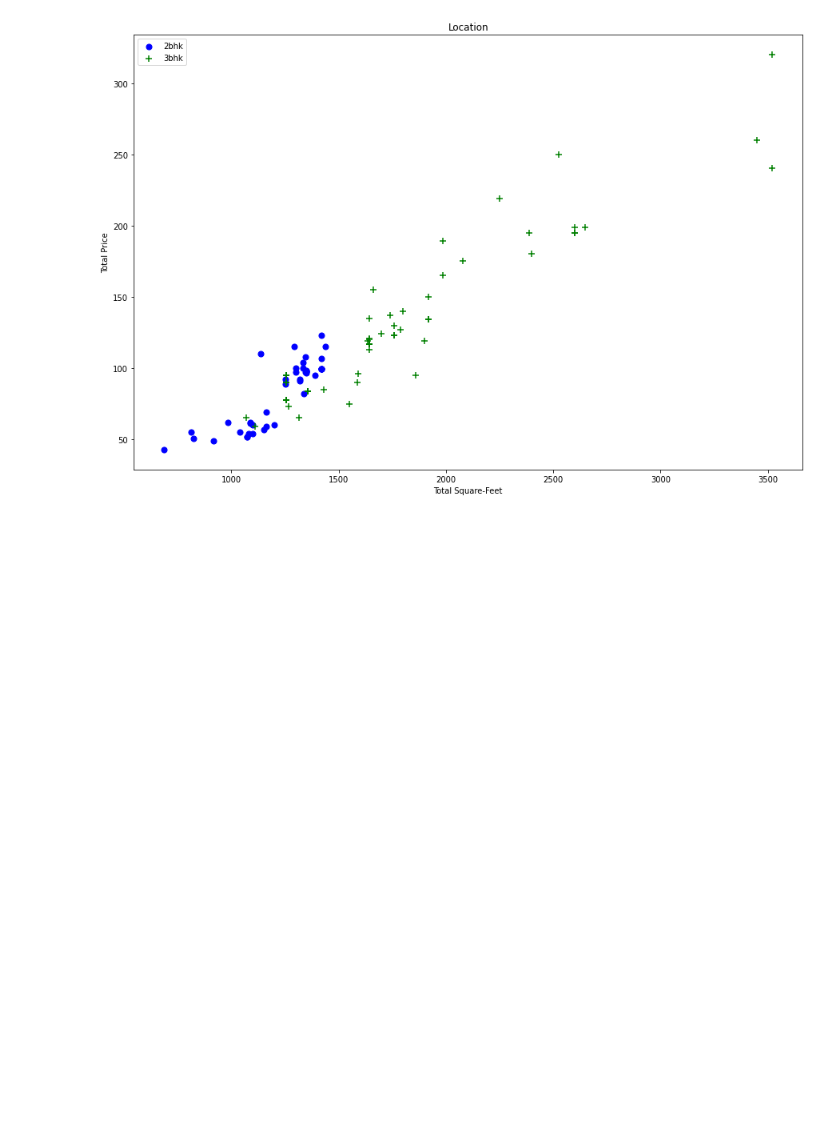
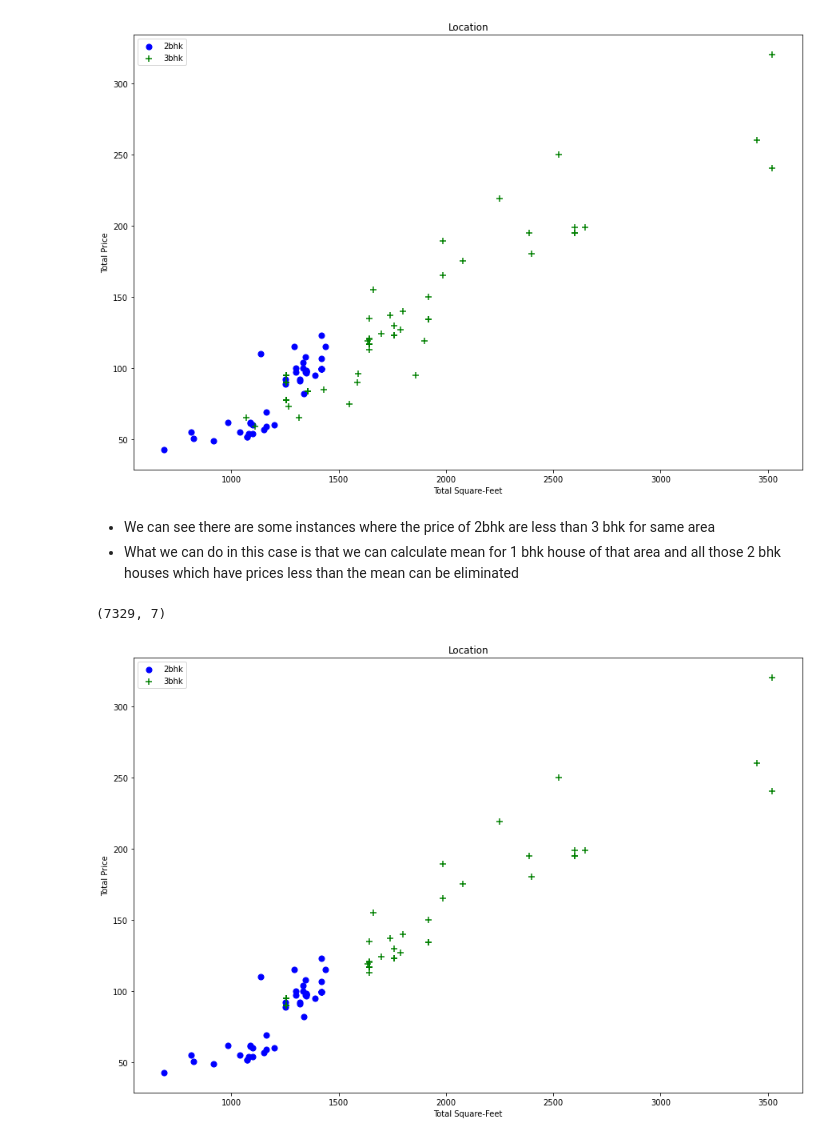
Before and after one commit to rohit-1026/House-Price-Prediction, a Jupyter notebook: House_Price_Pred.ipynb, the cells around one changed output. Drawn from its saved outputs; the diff is of its cells as text; code cells hidden in the pictures; blank space fills up the shorter version.

Commit message:
Data Visualization Completed

```diff
--- a/House_Price_Pred.ipynb
+++ b/House_Price_Pred.ipynb
@@ -461,3 +463,32 @@ plot_scatter_chart(df6, 'Rajaji Nagar')
 plot_scatter_chart(df6, 'Hebbal')
 # %% [output]
 [figure]
+# %% [markdown]
+* We can see there are some instances where the price of 2bhk are less than 3 bhk for same area
+* What we can do in this case is that we can calculate mean for 1 bhk house of that area and all those 2 bhk houses which have prices less than the mean can be eliminated
+# %%
+def remove_bhk_outliers(df):
+  exclude_indices = np.array([])
+  for location, location_df in df.groupby('location'):
+    bhk_stats = {}
+    for bhk, bhk_df in location_df.groupby('bhk'):
+      bhk_stats[bhk] = {
+          'mean' : np.mean(bhk_df['price_per_sqft']),
+          'std' : np.std(bhk_df['price_per_sqft']),
+          'count' : bhk_df.shape[0]
+      }
+
+    for bhk, bhk_df in location_df.groupby('bhk'):
+      stats = bhk_stats.get(bhk-1)
+      if stats and stats['count'] > 5:
+        exclude_indices = np.append(exclude_indices, bhk_df[bhk_df['price_per_sqft']<(stats['mean'])].index.values)
+  return df.drop(exclude_indices, axis = 'index')
+# %%
+df7 = remove_bhk_outliers(df6)
+df7.shape
+# %% [output]
+(7329, 7)
+# %%
+plot_scatter_chart(df7, 'Hebbal')
+# %% [output]
+[figure, added]
```
Also changed, not shown: parts of 14 cells of this notebook.
